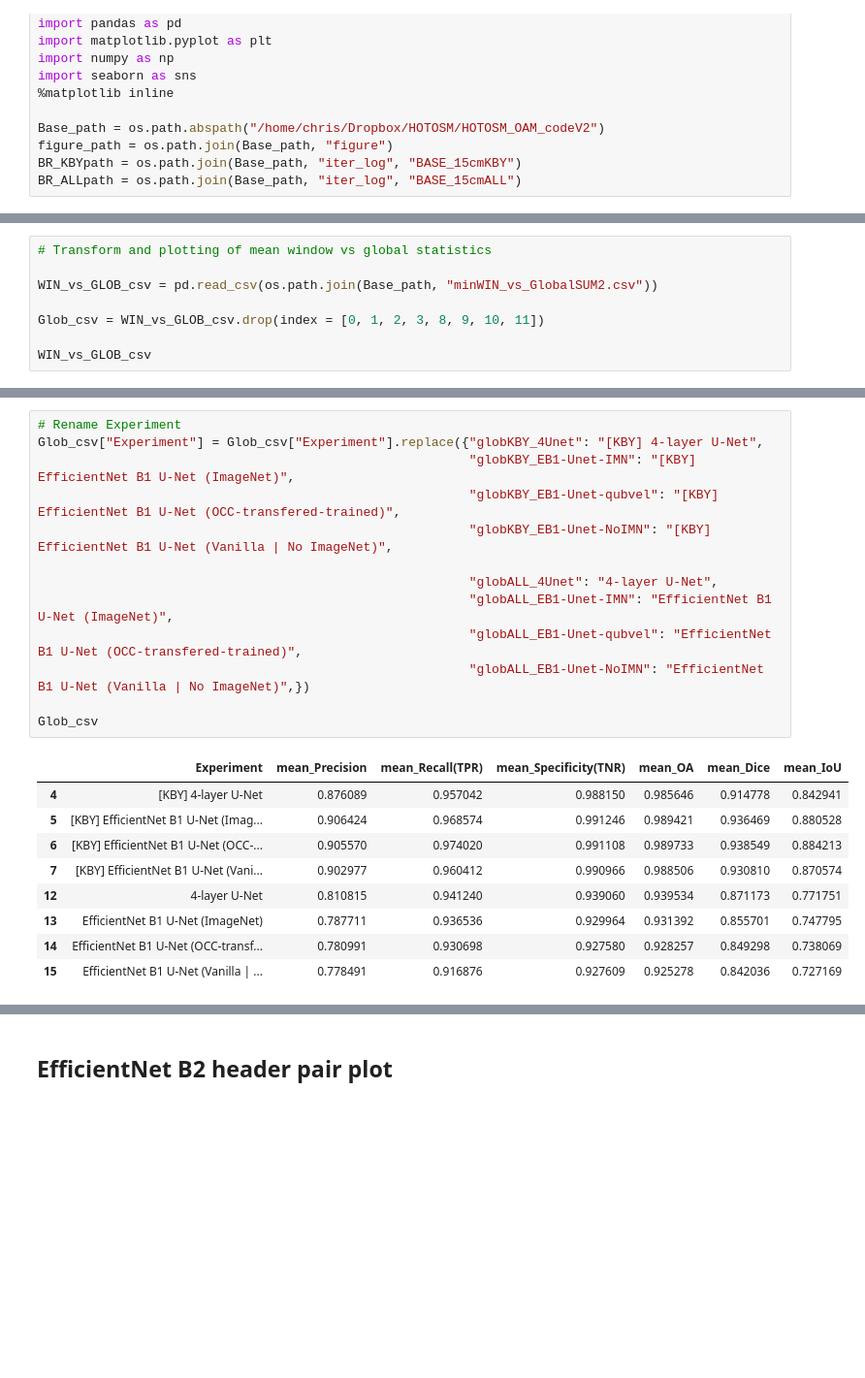
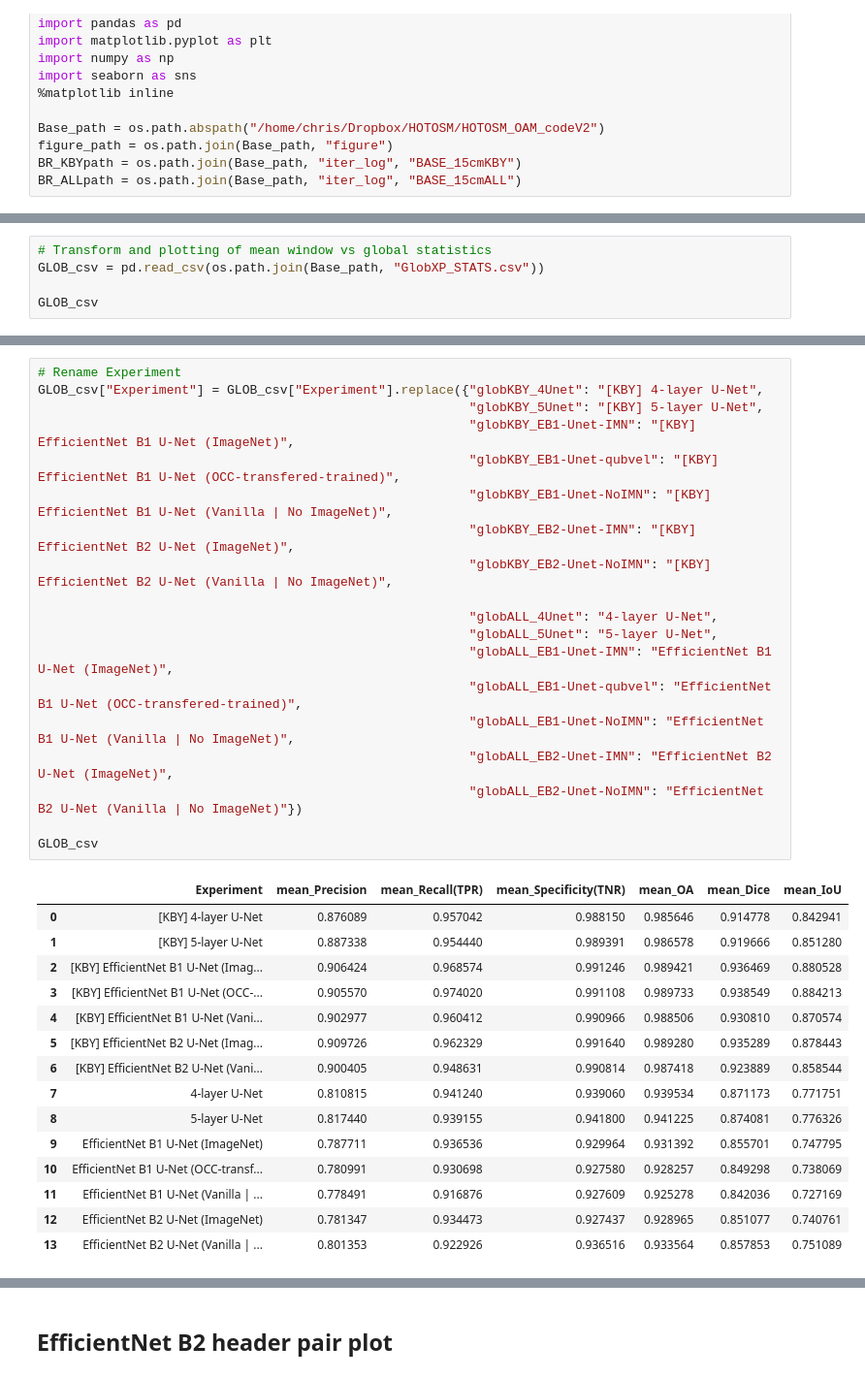
Before and after one commit to chrischank/HOTOSM_OAM_codeV2, a Jupyter notebook: EDA_BASEruns.ipynb, the cells around one changed output, grey strips where cells are left out. Shown at 97% size. Drawn from its saved outputs; the diff is of its cells as text; blank space fills up the shorter version.

```diff
--- a/EDA_BASEruns.ipynb
+++ b/EDA_BASEruns.ipynb
@@ -71,10 +21,7 @@ def GLOBclass_metrics(csv):
 # %%
 # Transform and plotting of mean window vs global statistics
+GLOB_csv = pd.read_csv(os.path.join(Base_path, "GlobXP_STATS.csv"))
 
-WIN_vs_GLOB_csv = pd.read_csv(os.path.join(Base_path, "minWIN_vs_GlobalSUM2.csv"))
-
-Glob_csv = WIN_vs_GLOB_csv.drop(index = [0, 1, 2, 3, 8, 9, 10, 11])
-
-WIN_vs_GLOB_csv
+GLOB_csv
 # %% [output]
 |  | Experiment | mean_Precision | mean_Recall(TPR) | mean_Specificity(TNR) | mean_OA | mean_Dice | mean_IoU |
@@ -97,24 +42,36 @@ WIN_vs_GLOB_csv
 # %%
 # Rename Experiment
-Glob_csv["Experiment"] = Glob_csv["Experiment"].replace({"globKBY_4Unet": "[KBY] 4-layer U-Net",
+GLOB_csv["Experiment"] = GLOB_csv["Experiment"].replace({"globKBY_4Unet": "[KBY] 4-layer U-Net",
+                                                         "globKBY_5Unet": "[KBY] 5-layer U-Net",
                                                          "globKBY_EB1-Unet-IMN": "[KBY] EfficientNet B1 U-Net (ImageNet)",
                                                          "globKBY_EB1-Unet-qubvel": "[KBY] EfficientNet B1 U-Net (OCC-transfered-trained)",
                                                          "globKBY_EB1-Unet-NoIMN": "[KBY] EfficientNet B1 U-Net (Vanilla | No ImageNet)",
+                                                         "globKBY_EB2-Unet-IMN": "[KBY] EfficientNet B2 U-Net (ImageNet)",
+                                                         "globKBY_EB2-Unet-NoIMN": "[KBY] EfficientNet B2 U-Net (Vanilla | No ImageNet)",
 
                                                          "globALL_4Unet": "4-layer U-Net",
+                                                         "globALL_5Unet": "5-layer U-Net",
                                                          "globALL_EB1-Unet-IMN": "EfficientNet B1 U-Net (ImageNet)",
                                                          "globALL_EB1-Unet-qubvel": "EfficientNet B1 U-Net (OCC-transfered-trained)",
-                                                         "globALL_EB1-Unet-NoIMN": "EfficientNet B1 U-Net (Vanilla | No ImageNet)",})
+                                                         "globALL_EB1-Unet-NoIMN": "EfficientNet B1 U-Net (Vanilla | No ImageNet)",
+                                                         "globALL_EB2-Unet-IMN": "EfficientNet B2 U-Net (ImageNet)",
+                                                         "globALL_EB2-Unet-NoIMN": "EfficientNet B2 U-Net (Vanilla | No ImageNet)"})
 
-Glob_csv
+GLOB_csv
 # %% [output]
 |  | Experiment | mean_Precision | mean_Recall(TPR) | mean_Specificity(TNR) | mean_OA | mean_Dice | mean_IoU |
-| 4 | [KBY] 4-layer U-Net | 0.876089 | 0.957042 | 0.988150 | 0.985646 | 0.914778 | 0.842941 |
-| 5 | [KBY] EfficientNet B1 U-Net (Imag... | 0.906424 | 0.968574 | 0.991246 | 0.989421 | 0.936469 | 0.880528 |
-| 6 | [KBY] EfficientNet B1 U-Net (OCC-... | 0.905570 | 0.974020 | 0.991108 | 0.989733 | 0.938549 | 0.884213 |
-| 7 | [KBY] EfficientNet B1 U-Net (Vani... | 0.902977 | 0.960412 | 0.990966 | 0.988506 | 0.930810 | 0.870574 |
-| 12 | 4-layer U-Net | 0.810815 | 0.941240 | 0.939060 | 0.939534 | 0.871173 | 0.771751 |
-| 13 | EfficientNet B1 U-Net (ImageNet) | 0.787711 | 0.936536 | 0.929964 | 0.931392 | 0.855701 | 0.747795 |
-| 14 | EfficientNet B1 U-Net (OCC-transf... | 0.780991 | 0.930698 | 0.927580 | 0.928257 | 0.849298 | 0.738069 |
-| 15 | EfficientNet B1 U-Net (Vanilla | ... | 0.778491 | 0.916876 | 0.927609 | 0.925278 | 0.842036 | 0.727169 |
+| 0 | [KBY] 4-layer U-Net | 0.876089 | 0.957042 | 0.988150 | 0.985646 | 0.914778 | 0.842941 |
+| 1 | [KBY] 5-layer U-Net | 0.887338 | 0.954440 | 0.989391 | 0.986578 | 0.919666 | 0.851280 |
+| 2 | [KBY] EfficientNet B1 U-Net (Imag... | 0.906424 | 0.968574 | 0.991246 | 0.989421 | 0.936469 | 0.880528 |
+| 3 | [KBY] EfficientNet B1 U-Net (OCC-... | 0.905570 | 0.974020 | 0.991108 | 0.989733 | 0.938549 | 0.884213 |
+| 4 | [KBY] EfficientNet B1 U-Net (Vani... | 0.902977 | 0.960412 | 0.990966 | 0.988506 | 0.930810 | 0.870574 |
+| 5 | [KBY] EfficientNet B2 U-Net (Imag... | 0.909726 | 0.962329 | 0.991640 | 0.989280 | 0.935289 | 0.878443 |
+| 6 | [KBY] EfficientNet B2 U-Net (Vani... | 0.900405 | 0.948631 | 0.990814 | 0.987418 | 0.923889 | 0.858544 |
+| 7 | 4-layer U-Net | 0.810815 | 0.941240 | 0.939060 | 0.939534 | 0.871173 | 0.771751 |
+| 8 | 5-layer U-Net | 0.817440 | 0.939155 | 0.941800 | 0.941225 | 0.874081 | 0.776326 |
+| 9 | EfficientNet B1 U-Net (ImageNet) | 0.787711 | 0.936536 | 0.929964 | 0.931392 | 0.855701 | 0.747795 |
+| 10 | EfficientNet B1 U-Net (OCC-transf... | 0.780991 | 0.930698 | 0.927580 | 0.928257 | 0.849298 | 0.738069 |
+| 11 | EfficientNet B1 U-Net (Vanilla | ... | 0.778491 | 0.916876 | 0.927609 | 0.925278 | 0.842036 | 0.727169 |
+| 12 | EfficientNet B2 U-Net (ImageNet) | 0.781347 | 0.934473 | 0.927437 | 0.928965 | 0.851077 | 0.740761 |
+| 13 | EfficientNet B2 U-Net (Vanilla | ... | 0.801353 | 0.922926 | 0.936516 | 0.933564 | 0.857853 | 0.751089 |
 # %%
```
Also changed, not shown: parts of 8 cells of this notebook, 11 other files.
